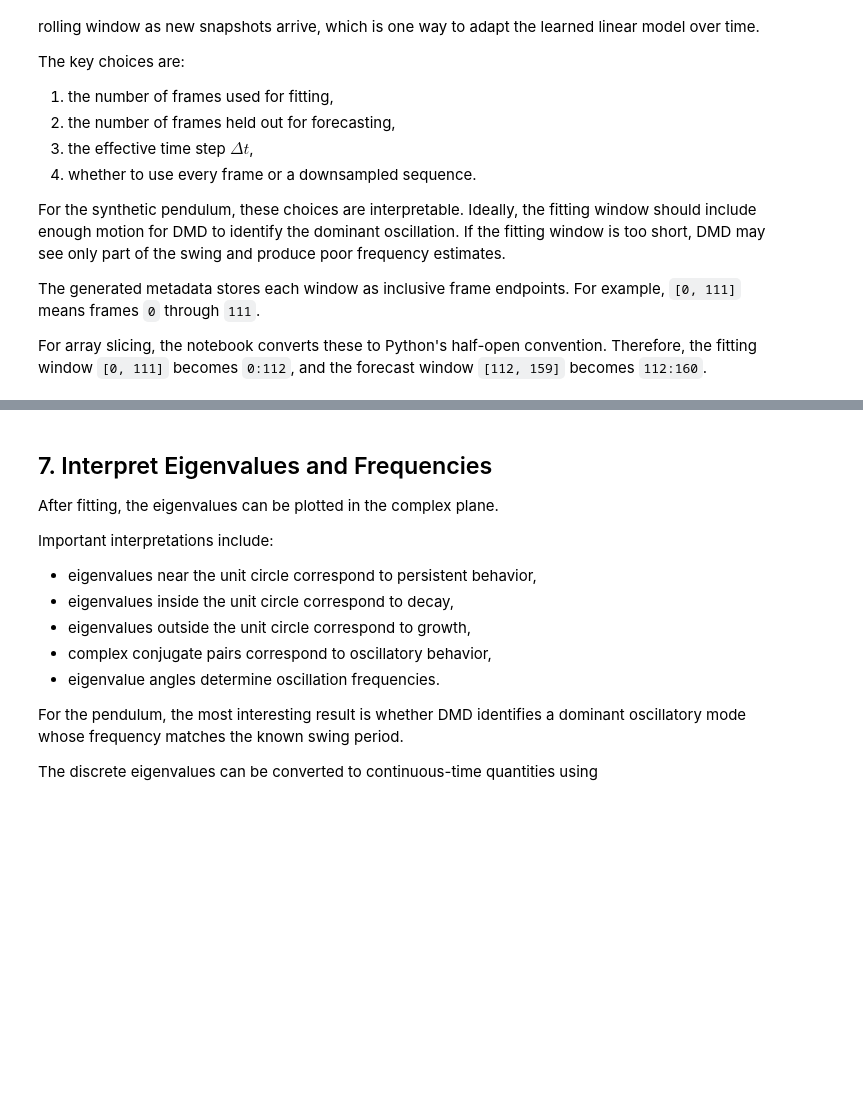
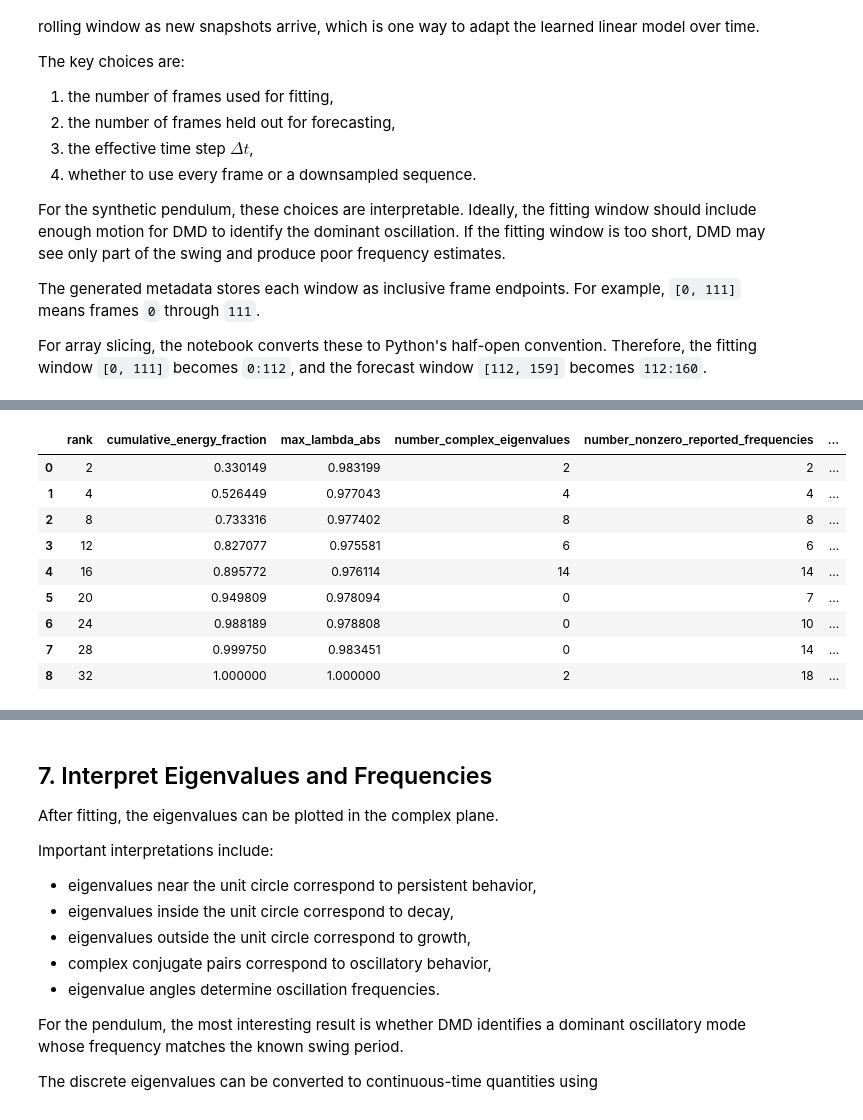
Before and after one commit to bodle720/DSTopics, a Jupyter notebook: DMD/DMD_pendulum_video.ipynb, the cells around one changed output, grey strips where cells are left out. Drawn from its saved outputs; the diff is of its cells as text; code cells hidden in the pictures; blank space fills up the shorter version.

```diff
--- a/DMD/DMD_pendulum_video.ipynb
+++ b/DMD/DMD_pendulum_video.ipynb
@@ -566,0 +725,90 @@ assert 1 <= r <= len(singular_values)
+# %%
+# Diagnostic: check whether different ranks recover the true pendulum frequency
+
+def fit_dmd_for_rank(y_prime, singular_values_arr, u_full, vh_full, rank, delta_t):
+    """Fit reduced DMD for one rank and return eigenvalues and frequencies."""
+    u_rank = u_full[:, :rank]
+    singular_values_rank = singular_values_arr[:rank]
+    sigma_rank_inv = np.diag(1.0 / singular_values_rank)
+    v_rank = vh_full[:rank, :].conj().T
+
+    a_tilde_rank = u_rank.conj().T @ y_prime @ v_rank @ sigma_rank_inv
+    eigenvalues_rank, _ = np.linalg.eig(a_tilde_rank)
+
+    lambda_complex_rank = eigenvalues_rank.astype(np.complex128)
+    omega_rank = np.log(lambda_complex_rank) / delta_t
+    frequency_rank_hz = omega_rank.imag / (2.0 * np.pi)
+
+    return eigenvalues_rank, frequency_rank_hz
+
+
+true_frequency_hz = 1.0 / float(config_metadata["period_seconds"])
+nyquist_frequency_hz = fps / 2.0
+
+rank_test_values = [2, 4, 8, 12, 16, 20, 24, 28, 32]
+rank_test_values = [
+    rank
+    for rank in rank_test_values
+    if rank <= estimated_numerical_rank
+]
+
+rank_frequency_rows = []
+
+for rank in rank_test_values:
+    eigenvalues_rank, frequency_hz_rank = fit_dmd_for_rank(
+        y_prime=Y_prime,
+        singular_values_arr=singular_values,
+        u_full=U_full,
+        vh_full=Vh_full,
+        rank=rank,
+        delta_t=dt,
+    )
+
+    positive_frequency_hz = np.abs(frequency_hz_rank)
+
+    # Ignore exactly-zero frequencies when looking for oscillatory modes.
+    nonzero_frequency_hz = positive_frequency_hz[positive_frequency_hz > 1e-9]
+
+    if len(nonzero_frequency_hz) > 0:
+        closest_frequency_hz = nonzero_frequency_hz[
+            np.argmin(np.abs(nonzero_frequency_hz - true_frequency_hz))
+        ]
+        closest_error_hz = abs(closest_frequency_hz - true_frequency_hz)
+    else:
+        closest_frequency_hz = np.nan
+        closest_error_hz = np.nan
+
+    # Frequencies near Nyquist usually come from negative real eigenvalues,
+    # which alternate sign every frame. These are often artifacts rather than
+    # meaningful pendulum frequencies.
+    nyquist_like_count = int(
+        np.sum(np.isclose(positive_frequency_hz, nyquist_frequency_hz, atol=1e-6))
+    )
+
+    rank_frequency_rows.append(
+        {
+            "rank": rank,
+            "cumulative_energy_fraction": cumulative_energy_fraction[rank - 1],
+            "max_lambda_abs": np.max(np.abs(eigenvalues_rank)),
+            "number_complex_eigenvalues": int(np.sum(np.abs(eigenvalues_rank.imag) > 1e-9)),
+            "number_nonzero_reported_frequencies": int(len(nonzero_frequency_hz)),
+            "nyquist_like_frequency_count": nyquist_like_count,
+            "closest_frequency_hz": closest_frequency_hz,
+            "closest_error_hz": closest_error_hz,
+        }
+    )
+
+rank_frequency_df = pd.DataFrame(rank_frequency_rows)
+
+print(f"True pendulum frequency: {true_frequency_hz:.6f} Hz")
+print(f"Nyquist frequency at {fps:.1f} fps: {nyquist_frequency_hz:.6f} Hz")
+
+display(rank_frequency_df)
+
+display(
+    rank_frequency_df.sort_values(
+        "closest_error_hz",
+        na_position="last",
+    ).reset_index(drop=True)
+)
+# %% [output]
@@ -566,0 +817,10 @@ assert 1 <= r <= len(singular_values)
+|  | rank | cumulative_energy_fraction | max_lambda_abs | number_complex_eigenvalues | number_nonzero_reported_frequencies | ... |
+| 0 | 2 | 0.330149 | 0.983199 | 2 | 2 | ... |
+| 1 | 4 | 0.526449 | 0.977043 | 4 | 4 | ... |
+| 2 | 8 | 0.733316 | 0.977402 | 8 | 8 | ... |
+| 3 | 12 | 0.827077 | 0.975581 | 6 | 6 | ... |
+| 4 | 16 | 0.895772 | 0.976114 | 14 | 14 | ... |
+| 5 | 20 | 0.949809 | 0.978094 | 0 | 7 | ... |
+| 6 | 24 | 0.988189 | 0.978808 | 0 | 10 | ... |
+| 7 | 28 | 0.999750 | 0.983451 | 0 | 14 | ... |
+| 8 | 32 | 1.000000 | 1.000000 | 2 | 18 | ... |
```
Also changed, not shown: parts of 15 cells of this notebook, 11 other files.
